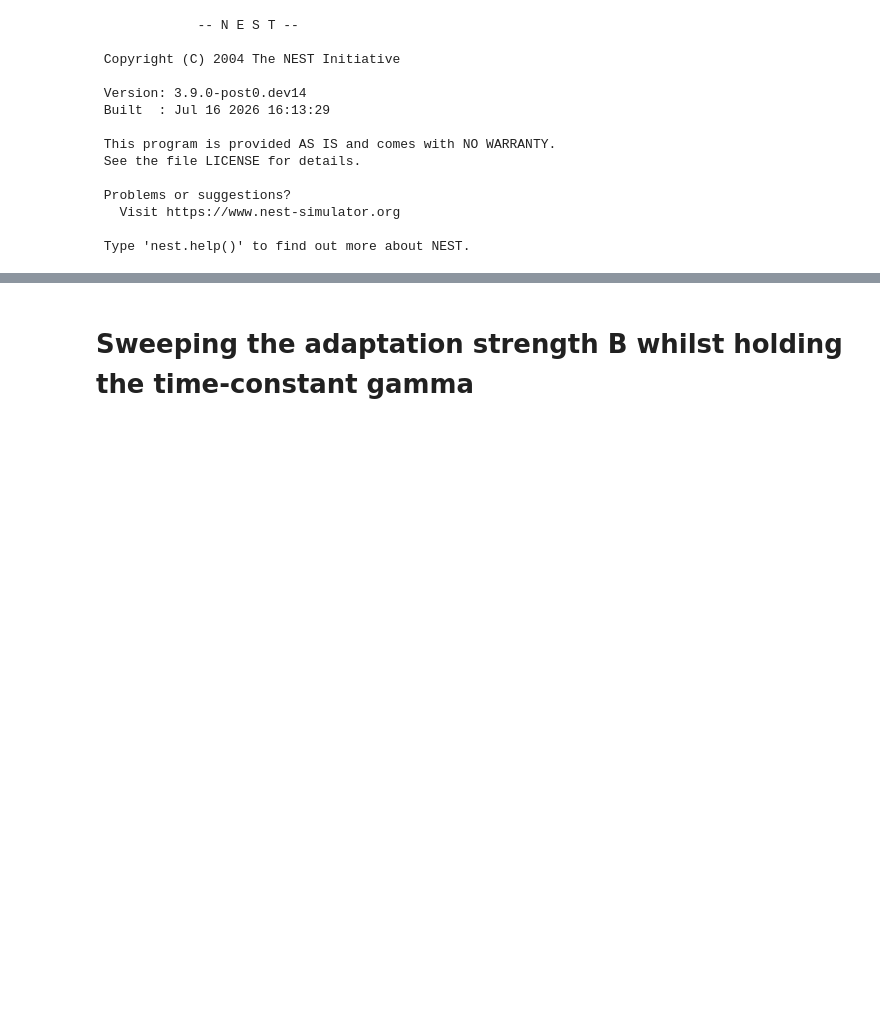
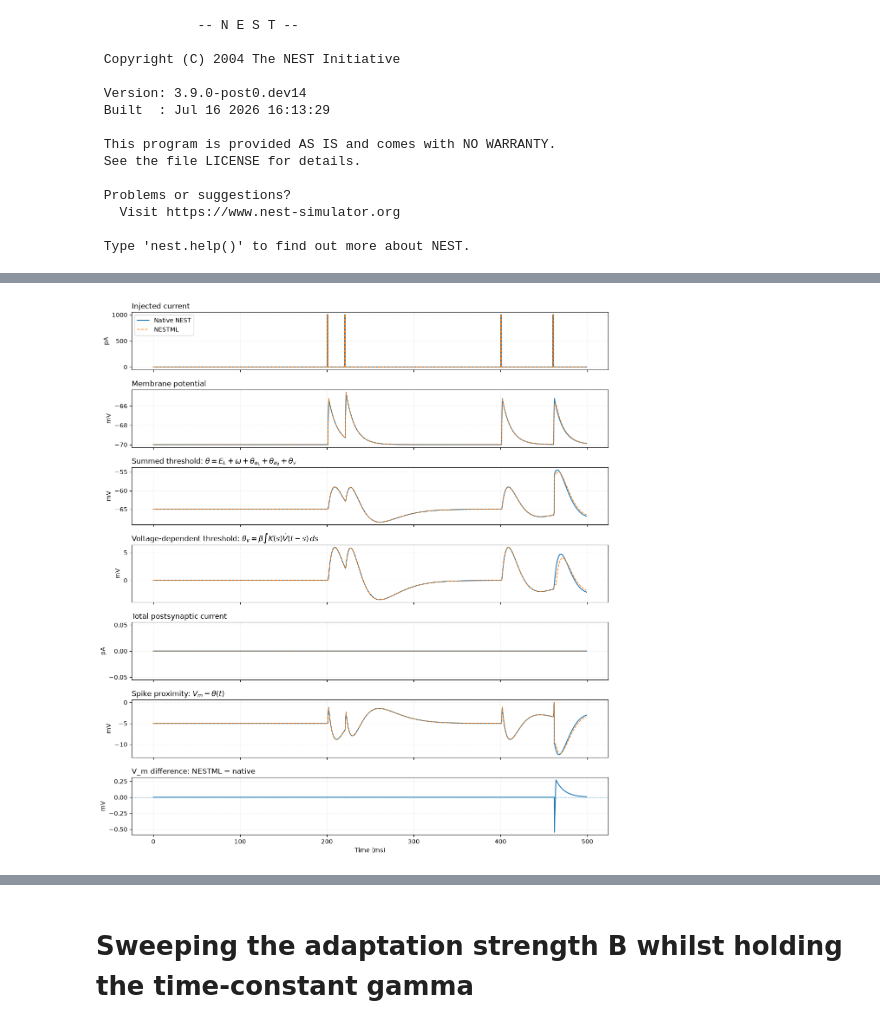
Before and after one commit to awg2024/jsc_nestml_amat, a Jupyter notebook: juypter/resonance_vs_integrator.ipynb, the cells around one changed output, grey strips where cells are left out. Saved outputs shown, nothing was run; the diff lists cells and outputs as text; code cells hidden in the pictures; blank space fills up the shorter version.

```diff
--- a/juypter/resonance_vs_integrator.ipynb
+++ b/juypter/resonance_vs_integrator.ipynb
@@ -221,0 +482,58 @@ cross zero, producing an output spike. This selective response to the timing bet
+# %%
+def plot_model_comparison_overlap(
+    native: Mapping[str, np.ndarray],
+    generated: Mapping[str, np.ndarray],
+    *,
+    xlim: tuple[float, float] | None = None,
+):
+
+    trace_info = [
+        ("input_current", "Injected current", "pA"),  # key, title, unit
+        ("V_m", "Membrane potential", "mV"),
+        ("theta", r"Summed threshold: $\theta=E_L+\omega+\theta_{\alpha_1}+\theta_{\alpha_2}+\theta_v$", "mV"),
+        ("V_th_v", r"Voltage-dependent threshold: $\theta_v=\beta \int K(s)\dot{V}(t-s)\,ds$", "mV"),
+        ("I_syn", "Total postsynaptic current", "pA"),
+        ("distance", r"Spike proximity: $V_m-\theta(t)$", "mV"),
+    ]
+
+    fig, axes = plt.subplots(
+        len(trace_info) + 1,
+        1,
+        figsize=(12, 13),
+        sharex=True,
+    )
+
+    time = native["times"]
+
+    for ax, (key, title, unit) in zip(axes[:-1], trace_info):
+        ax.plot(time, native[key], label="Native NEST", linewidth=1.5)
+        ax.plot(
+            time,
+            generated[key],
+            "--",
+            label="NESTML",
+            linewidth=1.2,
+        )
+        ax.set_ylabel(unit)
+        ax.set_title(title, loc="left")
+        ax.grid(True, linestyle=":", alpha=0.35)
+
+    difference = generated["V_m"] - native["V_m"]
+    axes[-1].plot(time, difference)
+    axes[-1].axhline(0.0, linestyle=":", linewidth=1.0)
+    axes[-1].set_title("V_m difference: NESTML − native", loc="left")
+    axes[-1].set_ylabel("mV")
+    axes[-1].set_xlabel("Time (ms)")
+    axes[-1].grid(True, linestyle=":", alpha=0.35)
+
+    if xlim is not None:
+        axes[-1].set_xlim(*xlim)
+
+    axes[0].legend()
+    fig.tight_layout()
+    return fig, axes
+
+plot_model_comparison_overlap(native, generated)
+plt.show()
+# %% [output]
+[figure, added]
```
Also changed, not shown: parts of 30 cells of this notebook, 16 other files.
